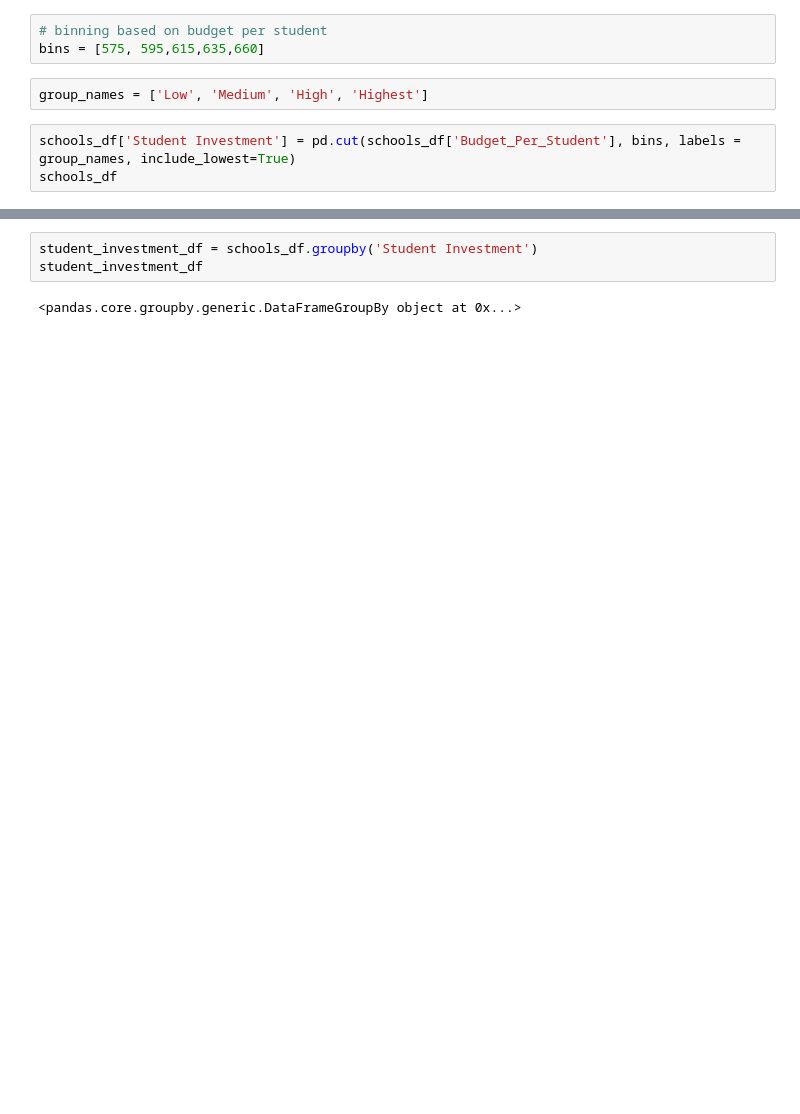
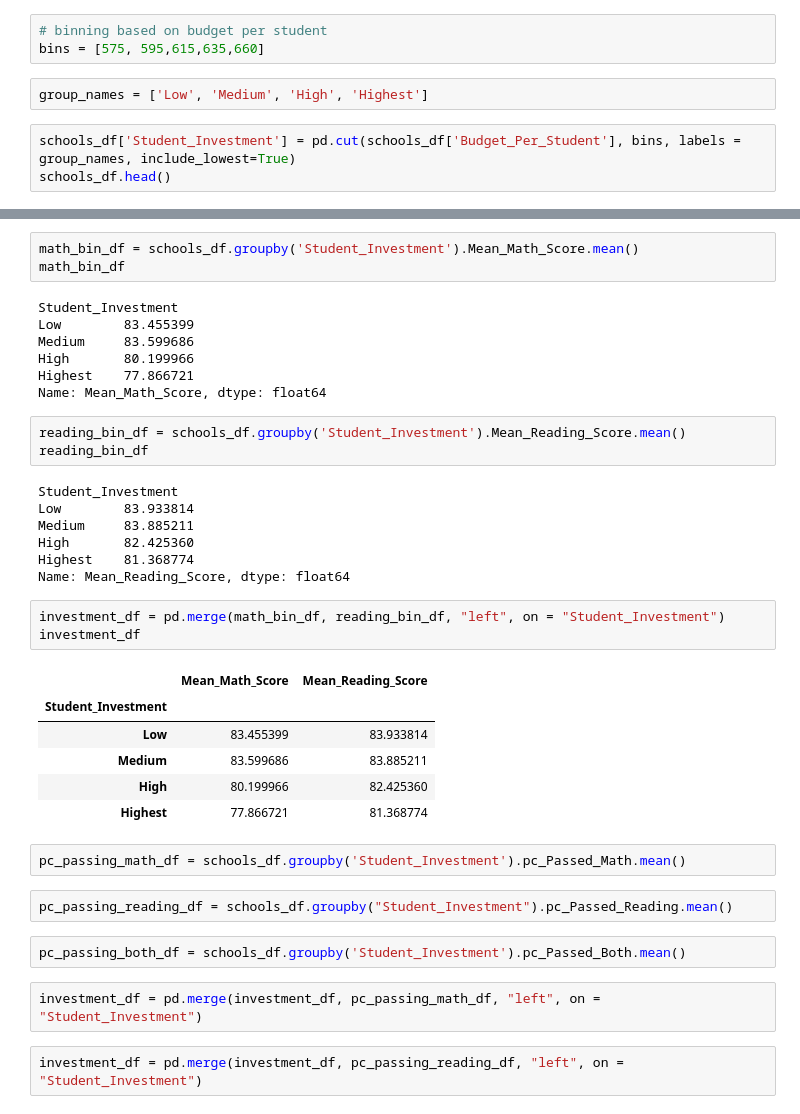
Before and after one commit to fbarillas08/pandas-challenge, a Jupyter notebook: PyCitySchools_FAB.ipynb, the cells around one changed output, grey strips where cells are left out. Drawn from its saved outputs; the diff is of its cells as text; blank space fills up the shorter version.

```diff
--- a/PyCitySchools_FAB.ipynb
+++ b/PyCitySchools_FAB.ipynb
@@ -631,8 +611,8 @@ bins = [575, 595,615,635,660]
 # %%
 group_names = ['Low', 'Medium', 'High', 'Highest']
 # %%
-schools_df['Student Investment'] = pd.cut(schools_df['Budget_Per_Student'], bins, labels = group_names, include_lowest=True)
-schools_df
+schools_df['Student_Investment'] = pd.cut(schools_df['Budget_Per_Student'], bins, labels = group_names, include_lowest=True)
+schools_df.head()
 # %% [output]
 |  | School | Type | Enrollment | Budget | Mean_Math_Score | Mean_Reading_Score | Budget_Per_Student | ... |
 | 0 | Huang High School | District | 2917 | 1910635 | 76.629414 | 81.182722 | 655.0 | ... |
@@ -653,5 +623,40 @@ schools_df
-# %%
-student_investment_df = schools_df.groupby('Student Investment')
-student_investment_df
-# %% [output]
-<pandas.core.groupby.generic.DataFrameGroupBy object at 0x...>
+# %%
+math_bin_df = schools_df.groupby('Student_Investment').Mean_Math_Score.mean()
+math_bin_df
+# %% [output]
+Student_Investment
+Low        83.455399
+Medium     83.599686
+High       80.199966
+Highest    77.866721
+Name: Mean_Math_Score, dtype: float64
+# %%
+reading_bin_df = schools_df.groupby('Student_Investment').Mean_Reading_Score.mean()
+reading_bin_df
+# %% [output]
+Student_Investment
+Low        83.933814
+Medium     83.885211
+High       82.425360
+Highest    81.368774
+Name: Mean_Reading_Score, dtype: float64
+# %%
+investment_df = pd.merge(math_bin_df, reading_bin_df, "left", on = "Student_Investment")
+investment_df
+# %% [output]
+|  | Mean_Math_Score | Mean_Reading_Score |
+| Student_Investment |  |  |
+| Low | 83.455399 | 83.933814 |
+| Medium | 83.599686 | 83.885211 |
+| High | 80.199966 | 82.425360 |
+| Highest | 77.866721 | 81.368774 |
+# %%
+pc_passing_math_df = schools_df.groupby('Student_Investment').pc_Passed_Math.mean()
+# %%
+pc_passing_reading_df = schools_df.groupby("Student_Investment").pc_Passed_Reading.mean()
+# %%
+pc_passing_both_df = schools_df.groupby('Student_Investment').pc_Passed_Both.mean()
+# %%
+investment_df = pd.merge(investment_df, pc_passing_math_df, "left", on = "Student_Investment")
+# %%
+investment_df = pd.merge(investment_df, pc_passing_reading_df, "left", on = "Student_Investment")
```
Also changed, not shown: parts of 25 cells of this notebook.
